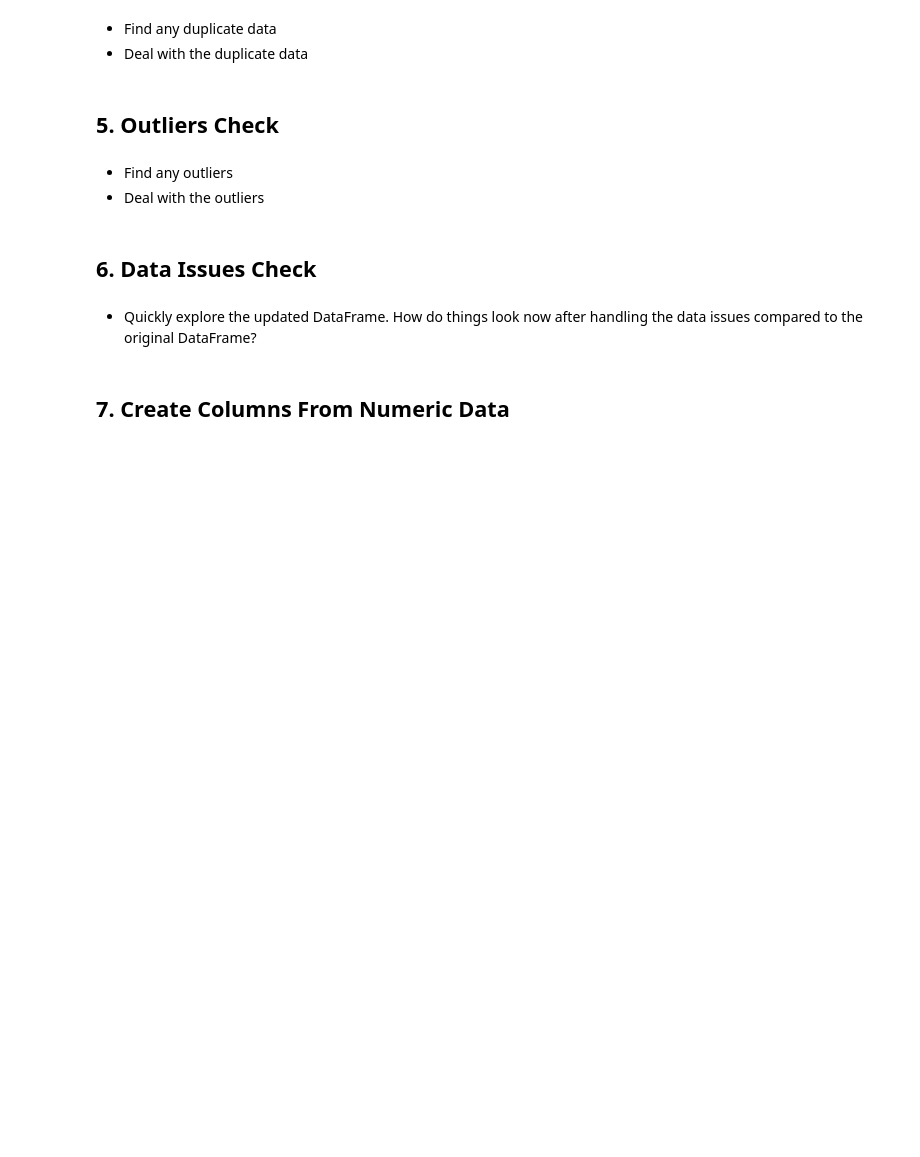
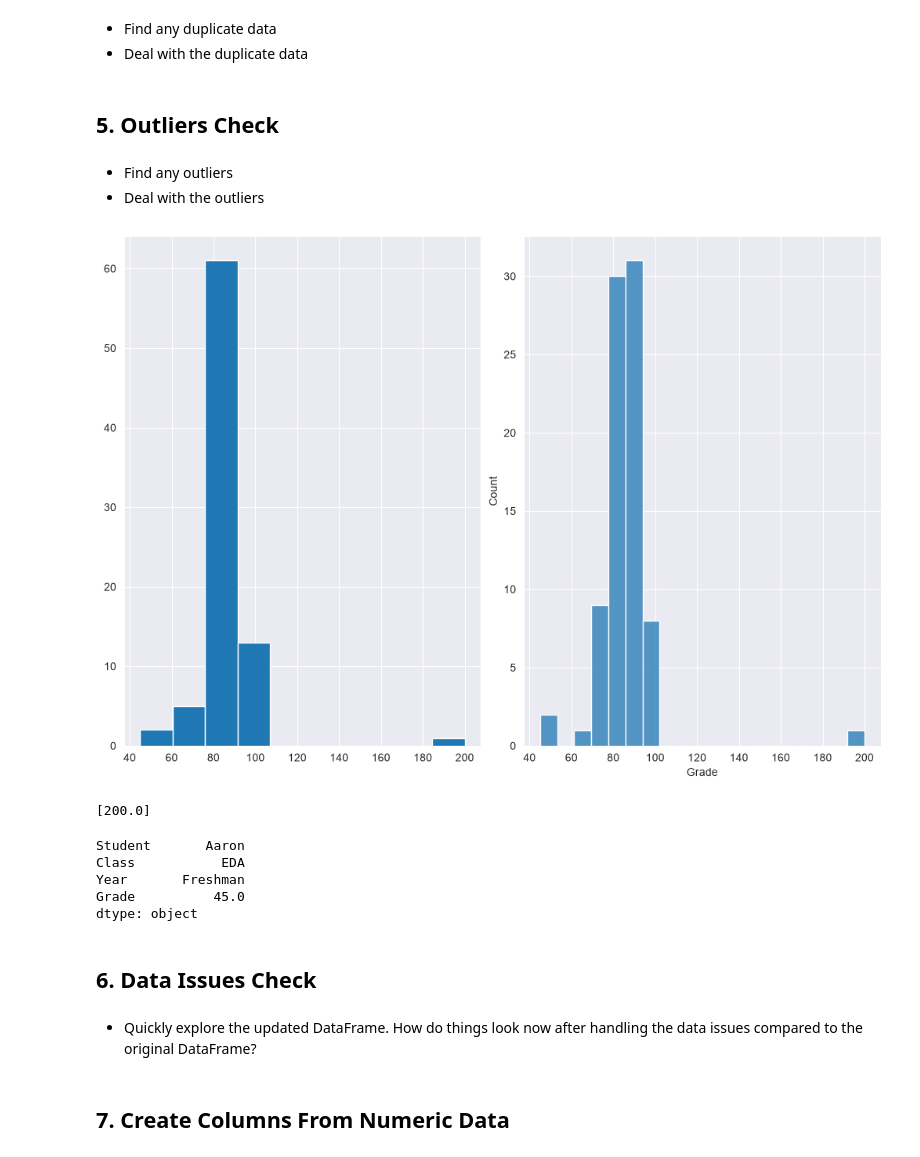
Before and after one commit to leompande/notebooks, a Jupyter notebook: data_prep_and_EDA/Course Assignment Notebooks/section05_assignments.ipynb, the cells around one changed output. Cells and saved outputs as stored; diff of their text form; code cells hidden in the pictures; blank space fills up the shorter version.

Commit message:
data cleeaning, outliers and duplicates

```diff
--- a/data_prep_and_EDA/Course Assignment Notebooks/section05_assignments.ipynb
+++ b/data_prep_and_EDA/Course Assignment Notebooks/section05_assignments.ipynb
@@ -192,6 +192,43 @@ df
 # %% [markdown]
 * Find any outliers
 * Deal with the outliers
+# %%
+import matplotlib.pyplot as plt
+import seaborn as sns
+df = pd.read_excel("../Data/Student Grades.xlsx")
+# %%
+fig, axs = plt.subplots(1,2, figsize=(10,7), layout="constrained")
+
+axs[0].hist(df['Grade'])
+axs[1] = sns.histplot(df['Grade'])
+# %% [output]
+[figure, added]
+# %%
+# df.hist(bins=10)
+# df.Grade.max() - df.Grade.mean()
+# sns.histplot(df,bins=10)
+# sns.boxplot(x=df['Grade'])
+# df.Grade = df.Grade.where(df.Grade<=100,100)
+mean = np.mean(df.Grade)
+sd = np.std(df.Grade)
+[grade for grade in df['Grade'] if (grade < mean - 3 * sd) or (grade > mean + 3 * sd)]
+# %% [output]
+[200.0]
+# %%
+# q25,q50,q75 = np.nanpercentile(df.Grade,[25,50,75])
+# iqr = q75 - q25
+# print(iqr)
+# min_grade = q25 - 1.5*iqr
+# max_grade = q75 + 1.5*iqr
+# print(q25,q50,q75)
+# print(min_grade,max_grade)
+df.min()
+# %% [output]
+Student       Aaron
+Class           EDA
+Year       Freshman
+Grade          45.0
+dtype: object
 # %% [markdown]
 ## 6. Data Issues Check
 # %% [markdown]
```
